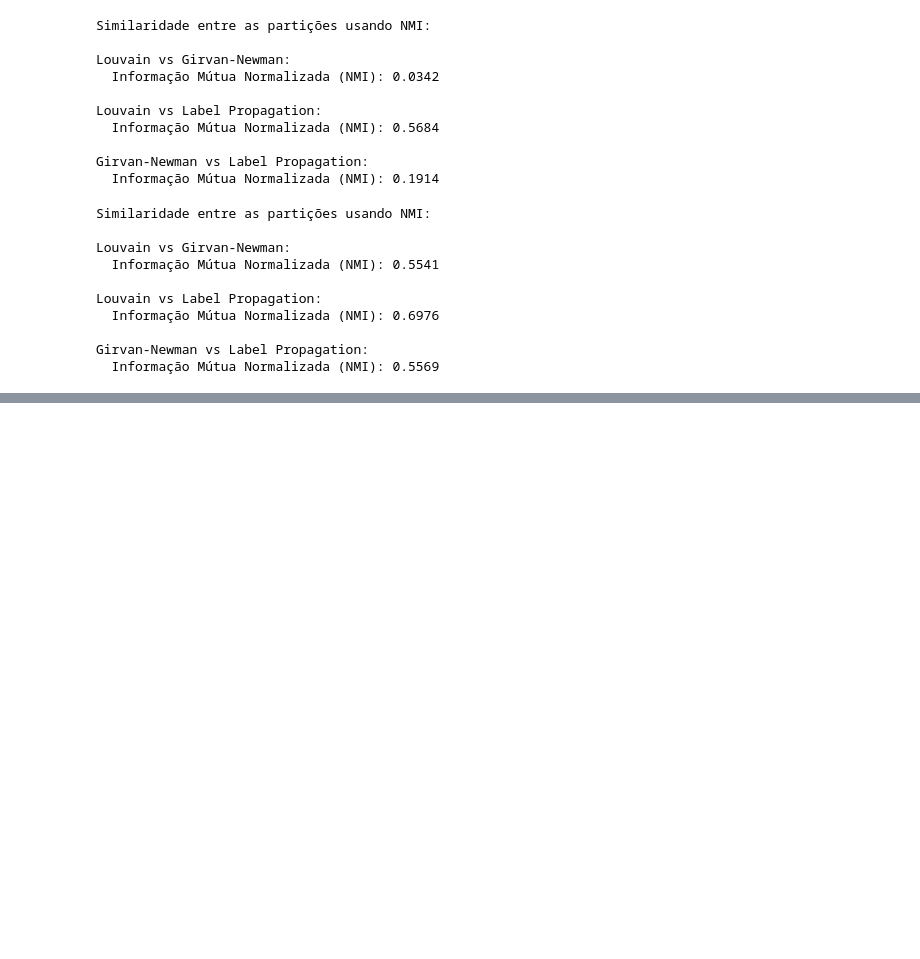
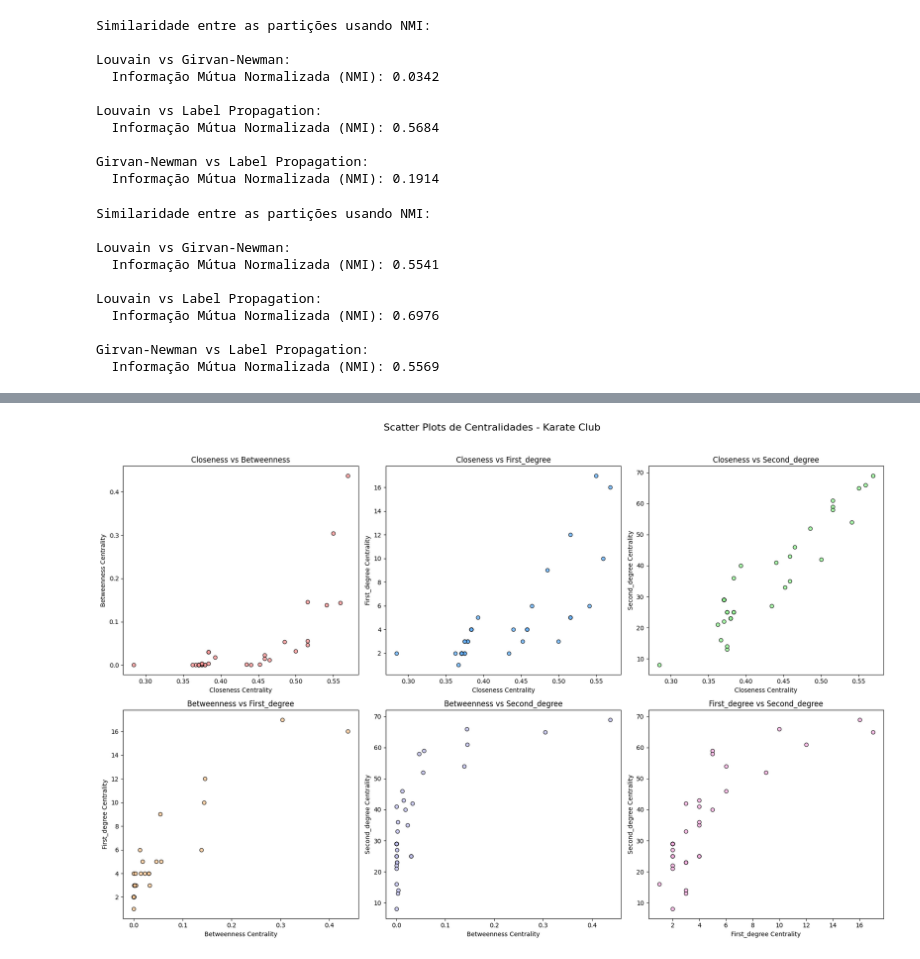
Before and after one commit to VictorFrancheto/logistic-regression, a Jupyter notebook: Prova_1.ipynb, the cells around one changed output, grey strips where cells are left out. Saved outputs shown, nothing was run; the diff lists cells and outputs as text; code cells hidden in the pictures; blank space fills up the shorter version.

```diff
--- a/Prova_1.ipynb
+++ b/Prova_1.ipynb
@@ -579,0 +630,48 @@ Girvan-Newman vs Label Propagation:
+# %%
+def scatter_plot_centralities(centralities, network_name):
+    """
+    Gera scatter plots para comparar pares de medidas de centralidade com cores distintas.
+    Os gráficos são organizados em 2 linhas e 3 colunas.
+
+    Parâmetros:
+    centralities (dict): Dicionário com as centralidades calculadas para uma rede.
+    network_name (str): Nome da rede para fins de identificação no título.
+    """
+
+    # Extrair os pares de centralidades
+    centrality_names = ['closeness', 'betweenness', 'first_degree', 'second_degree']
+    centrality_pairs = list(itertools.combinations(centrality_names, 2))
+
+    # Cores distintas
+    distinct_colors = ['#ff9999', '#66b3ff', '#99ff99', '#ffcc99', '#c2c2f0', '#ffb3e6']
+
+    # Criar a figura e os subplots com 2 linhas e 3 colunas
+    fig, axs = plt.subplots(nrows=2, ncols=3, figsize=(18, 12))
+    fig.suptitle(f'Scatter Plots de Centralidades - {network_name}', fontsize=16)
+
+    # Gerar scatter plot para cada par de medidas
+    for i, (cent1, cent2) in enumerate(centrality_pairs):
+        row = i // 3  # Índice da linha (0 ou 1)
+        col = i % 3   # Índice da coluna (0, 1 ou 2)
+
+        # Obter valores das centralidades
+        x_values = list(centralities[cent1].values())
+        y_values = list(centralities[cent2].values())
+
+        # Usar cor distinta para cada gráfico
+        color = distinct_colors[i % len(distinct_colors)]
+
+        # Plotar scatter plot
+        axs[row, col].scatter(x_values, y_values, alpha=0.8, c=color, edgecolor='k')
+        axs[row, col].set_xlabel(f'{cent1.capitalize()} Centrality')
+        axs[row, col].set_ylabel(f'{cent2.capitalize()} Centrality')
+        axs[row, col].set_title(f'{cent1.capitalize()} vs {cent2.capitalize()}')
+
+    # Ajustar o layout para espaçamento adequado
+    plt.tight_layout(rect=[0, 0, 1, 0.96])  # Ajustar o layout sem sobrepor o título
+    plt.show()
+
+# Exemplo de uso para cada rede
+scatter_plot_centralities(centralities_karate, "Karate Club")
+# %% [output]
+[figure, added]
```
Also changed, not shown: parts of 21 cells of this notebook.
